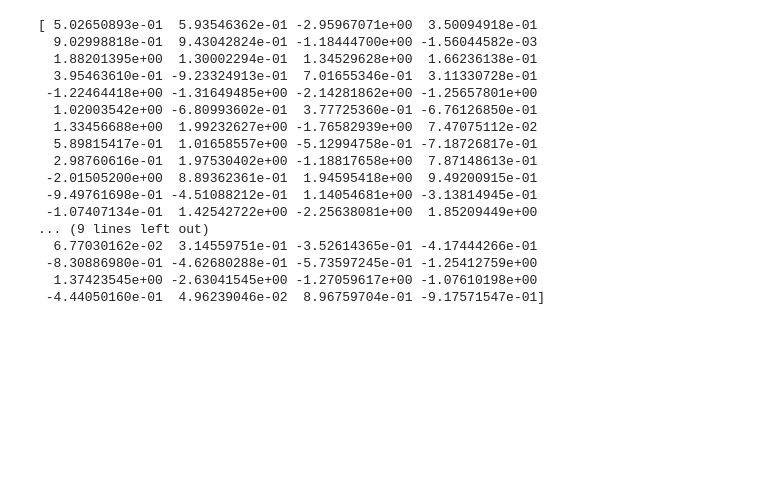
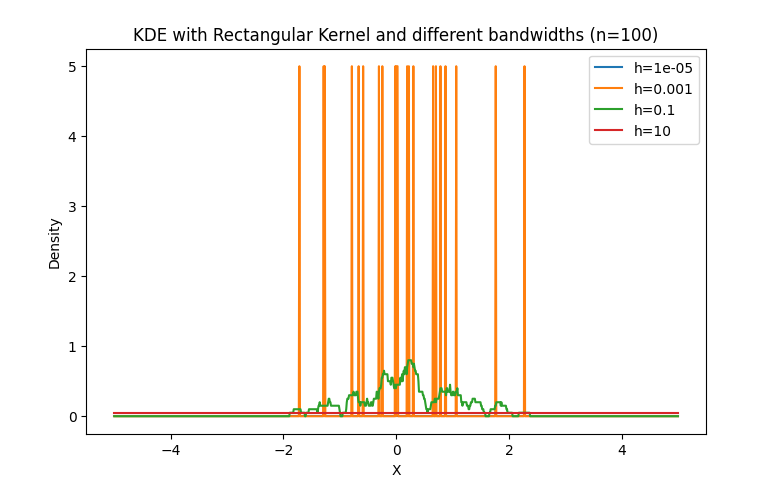
Before and after one commit to doubavitch/hw2_fds, a Jupyter notebook: Exercise 1 Duchossois.ipynb, the cells around one changed output. Cells and saved outputs as stored; diff of their text form; code cells hidden in the pictures; blank space fills up the shorter version.

```diff
--- a/Exercise 1 Duchossois.ipynb
+++ b/Exercise 1 Duchossois.ipynb
@@ -1,30 +1,36 @@
-# %%
-import numpy as np
-import matplotlib.pyplot as plt
-from scipy.stats import norm, gaussian_kde
-
-# Step 1: Draw one realization of n = 100 independent random variables X1,...,Xn from a standard Gaussian distribution N(0,1)
-
-n = 100
-X = np.random.randn(n)
-
-# (a) KDE with different bandwidth values using the rectangular (uniform) kernel
-# %% [output]
-[ 5.02650893e-01  5.93546362e-01 -2.95967071e+00  3.50094918e-01
-  9.02998818e-01  9.43042824e-01 -1.18444700e+00 -1.56044582e-03
-  1.88201395e+00  1.30002294e-01  1.34529628e+00  1.66236138e-01
-  3.95463610e-01 -9.23324913e-01  7.01655346e-01  3.11330728e-01
- -1.22464418e+00 -1.31649485e+00 -2.14281862e+00 -1.25657801e+00
-  1.02003542e+00 -6.80993602e-01  3.77725360e-01 -6.76126850e-01
-  1.33456688e+00  1.99232627e+00 -1.76582939e+00  7.47075112e-02
-  5.89815417e-01  1.01658557e+00 -5.12994758e-01 -7.18726817e-01
-  2.98760616e-01  1.97530402e+00 -1.18817658e+00  7.87148613e-01
- -2.01505200e+00  8.89362361e-01  1.94595418e+00  9.49200915e-01
- -9.49761698e-01 -4.51088212e-01  1.14054681e+00 -3.13814945e-01
- -1.07407134e-01  1.42542722e+00 -2.25638081e+00  1.85209449e+00
-... (9 lines left out)
-  6.77030162e-02  3.14559751e-01 -3.52614365e-01 -4.17444266e-01
- -8.30886980e-01 -4.62680288e-01 -5.73597245e-01 -1.25412759e+00
-  1.37423545e+00 -2.63041545e+00 -1.27059617e+00 -1.07610198e+00
- -4.44050160e-01  4.96239046e-02  8.96759704e-01 -9.17571547e-01]
+# %%
+import numpy as np
+import matplotlib.pyplot as plt
+from sklearn.neighbors import KernelDensity
+
+# Step 1: Draw one realization of n = 100 independent random variables X1,...,Xn from a standard Gaussian distribution N(0,1)
+n = 100
+X = np.random.randn(n).reshape(-1, 1)
+
+# (a) For a kernel K = 1[−1,1]/2, compute and display the graph of the resulting KDE obtained with different
+# bandwidth values h ∈ H = {10^{−5} , 10^{−3} , 10^{−1} , 10}.
+# What do you see?
+
+# Bandwidth values
+H = [10**(-5), 10**(-3), 10**(-1), 10]
+
+# Compute and plot KDE for each bandwidth value
+plt.figure(figsize=(8, 5))
+for i, h in enumerate(H):
+    # Compute KDE
+    kde = KernelDensity(bandwidth=h, kernel='tophat')
+    kde.fit(X)
+    log_dens = kde.score_samples(np.linspace(-5, 5, 1000).reshape(-1, 1))
+    y_vals = np.exp(log_dens)
+
+    # Plot
+    plt.plot(np.linspace(-5, 5, 1000), y_vals, label=f'h={h}')
+
+plt.title('KDE with Rectangular Kernel and different bandwidths (n=100)')
+plt.xlabel('X')
+plt.ylabel('Density')
+plt.legend()
+plt.show()
+# %% [output]
+[figure, added]
 # %%
```
Also changed, not shown: parts of 4 cells of this notebook.
